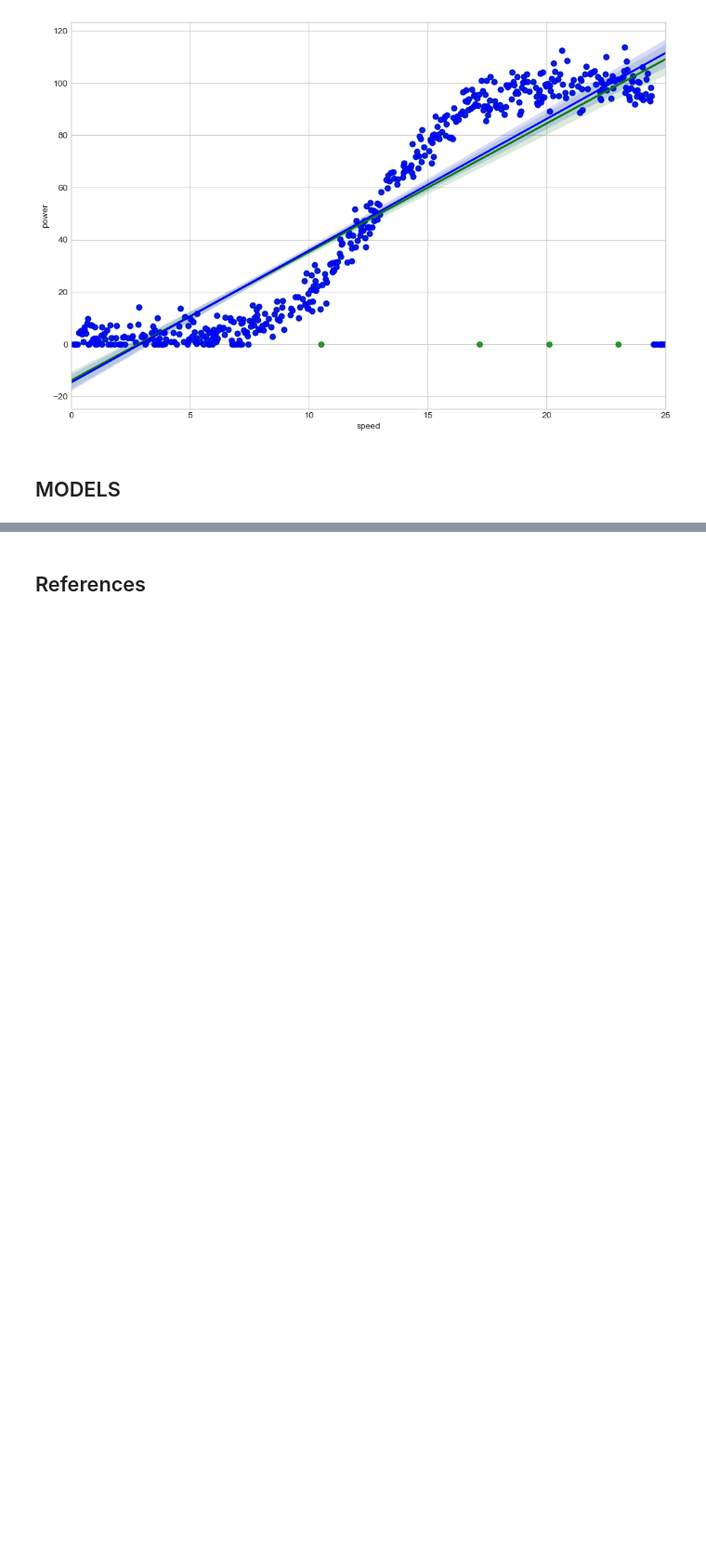
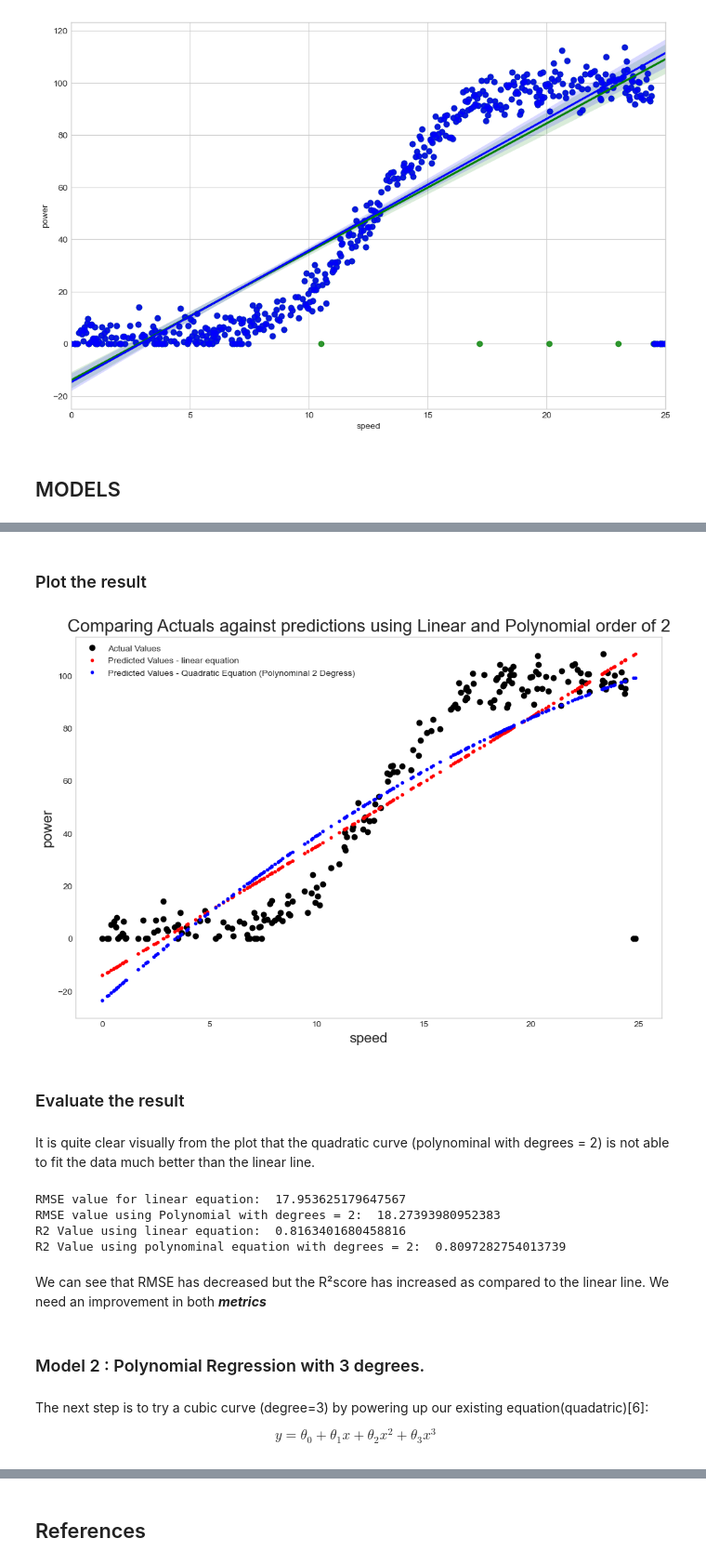
Before and after one commit to fionaoriordan/MLS_Project, a Jupyter notebook: projectmodels.ipynb, the cells around one changed output, grey strips where cells are left out. Shown at 93% size. Drawn from its saved outputs; the diff is of its cells as text; code cells hidden in the pictures; blank space fills up the shorter version.

Commit message:
adding polynominal degree = 3

```diff
--- a/projectmodels.ipynb
+++ b/projectmodels.ipynb
@@ -247,0 +319,65 @@ sns.regplot(x=dfclean['speed'], y=dfclean['power'],color = "b", data=dfclean)
+# %%
+# Setting the test size = 0.2 using a random state to perserve outputs.
+X_train, X_test, y_train, y_test = train_test_split(X,y, test_size = 0.4, random_state = 42)
+# %%
+# set the polynominal degrees to be 2
+polyfeatures = PolynomialFeatures(degree=2, include_bias=False)
+# create new features for the training data i.e. powers of x (adding a new variable x powered)
+X_train_p =polyfeatures.fit_transform(X_train)
+# %%
+# Create a new linear model
+polyreg = linear_model.LinearRegression()
+# Train the model using the new dataset
+polyreg.fit(X_train_p, y_train)
+
+# now create new features for the test data
+X_test_p =polyfeatures.fit_transform(X_test)
+
+# predict new y values for test data.
+y_pred_p = polyreg.predict(X_test_p)
+# %% [markdown]
+### Plot the result
+# %%
+# Adapted from https://stackoverflow.com/questions/46096347/plot-polynomial-regression-in-python-with-scikit-learn
+# plt.plot(dfclean['speed'], dfclean['power'],  'og', label="cleaned data")
+# plt.scatter(X_test, y_test,  color='black') #plot scatters
+# plt.plot(X_test_p, y_pred_p, color='red', linewidth=2) #plot line
+
+
+plt.plot(X_test, y_test, 'ok', label="Actual Values")
+plt.plot(X_test, y_pred, '.r', label = "Predicted Values - linear equation")
+plt.plot(X_test, y_pred_p, '.b', label = "Predicted Values - Quadratic Equation (Polynominal 2 Degress)")
+plt.xlabel('speed', fontsize='16')
+plt.ylabel('power', fontsize='16')
+plt.title("Comparing Actuals against predictions using Linear and Polynomial order of 2", fontsize = 20)
+plt.grid()
+plt.legend()
+plt.show()
+# %% [output]
+[figure, added]
+# %% [markdown]
+### Evaluate the result
+# %% [markdown]
+It is quite clear visually from the plot that the quadratic curve (polynominal with degrees = 2) is not able to fit the data much better than the linear line.
+# %%
+rmse_linear = np.sqrt(metrics.mean_squared_error(y_test,y_pred))
+rmse_poly_d2 = np.sqrt(metrics.mean_squared_error(y_test,y_pred_p))
+r2_linear = metrics.r2_score(y_test,y_pred)
+r2_poly_d2 = metrics.r2_score(y_test,y_pred_p)
+print("RMSE value for linear equation: ", rmse_linear)
+print("RMSE value using Polynomial with degrees = 2: ",rmse_poly_d2  )
+print("R2 Value using linear equation: ", r2_linear)
+print("R2 Value using polynominal equation with degrees = 2: ", r2_poly_d2)
+# %% [output]
+RMSE value for linear equation:  17.953625179647567
+RMSE value using Polynomial with degrees = 2:  18.27393980952383
+R2 Value using linear equation:  0.8163401680458816
+R2 Value using polynominal equation with degrees = 2:  0.8097282754013739
+# %% [markdown]
+We can see that RMSE has decreased but the R²score has increased as compared to the linear line. We need an improvement in both ***metrics***
+# %% [markdown]
+### Model 2 : Polynomial Regression with 3 degrees.
+# %% [markdown]
+The next step is to try a cubic curve (degree=3) by powering up our existing equation(quadatric)[6]:
+
+$$ y = \theta_0 + \theta_1 x + \theta_2 x^2  + \theta_3x^3$$
```
Also changed, not shown: parts of 58 cells of this notebook.
